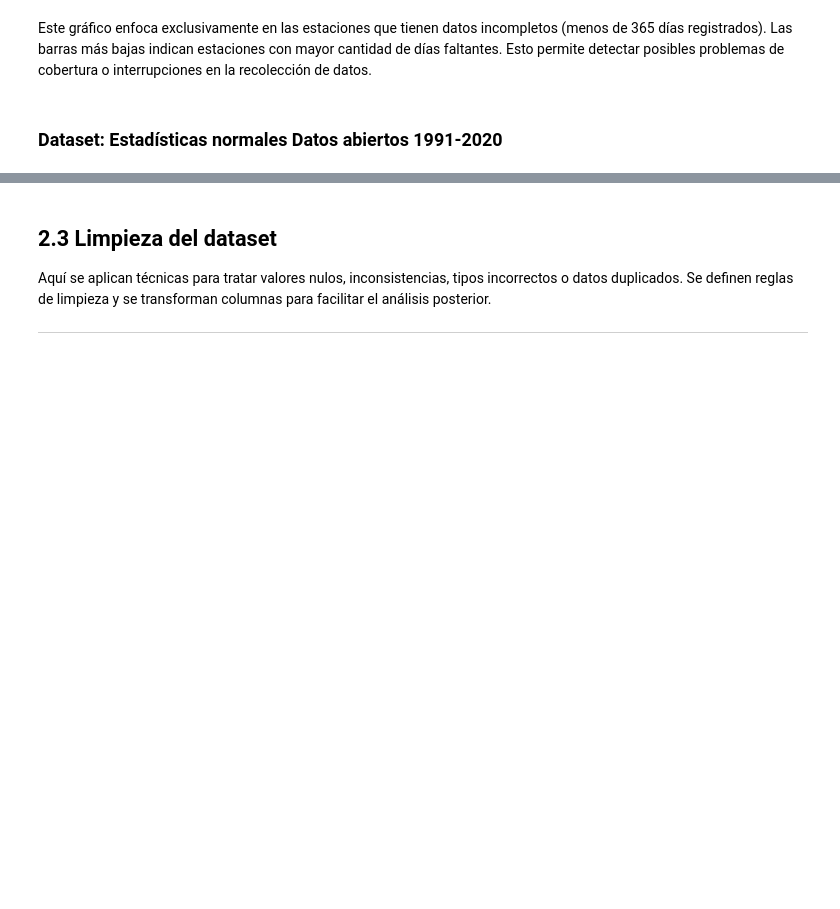
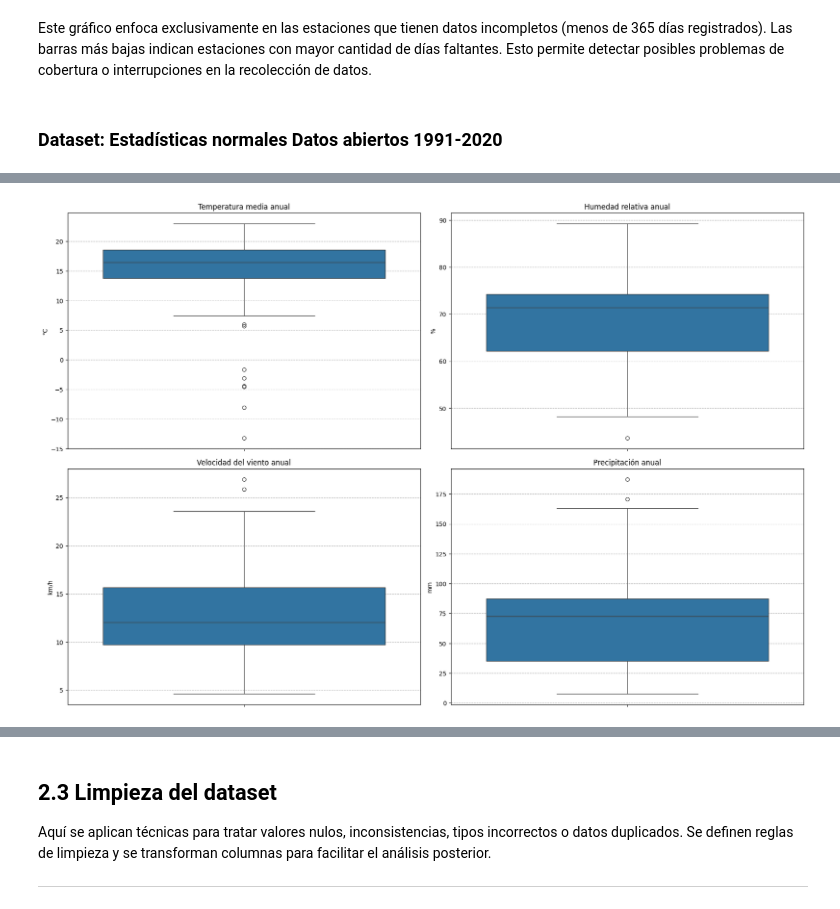
Before and after one commit to jFet1/AdD-TP, a Jupyter notebook: Trabajo_practico_integrador_AdD_19Co2024-CEIAa.ipynb, the cells around one changed output, grey strips where cells are left out. Cells and saved outputs as stored; diff of their text form; code cells hidden in the pictures; blank space fills up the shorter version.

```diff
--- a/Trabajo_final_juan.ipynb
+++ b/Trabajo_practico_integrador_AdD_19Co2024-CEIAa.ipynb
@@ -215,0 +374,19 @@ Este gráfico enfoca exclusivamente en las estaciones que tienen datos incomplet
+# %%
+# Calcular el promedio anual por estación y variable
+df_anual = df_30.groupby(['Estación', 'Valor Medio de'], as_index=False)['Valor'].mean()
+
+# Filtrar y renombrar variables clave
+variables_interes = [
+    'Temperatura (°C)',
+    'Humedad relativa (%)',
+    'Velocidad del Viento (km/h) (2011-2020)',
+    'Precipitación (mm)'
+]
+nombre_vars = {
+    'Temperatura (°C)': 'Temperatura media (°C)',
+    'Humedad relativa (%)': 'Humedad relativa (%)',
+    'Velocidad del Viento (km/h) (2011-2020)': 'Viento (km/h)',
+    'Precipitación (mm)': 'Precipitación (mm)'
+}
+df_anual = df_anual[df_anual['Valor Medio de'].isin(variables_interes)].copy()
+df_anual['Variable'] = df_anual['Valor Medio de'].map(nombre_vars)
@@ -215,0 +404,28 @@ Este gráfico enfoca exclusivamente en las estaciones que tienen datos incomplet
+# %%
+# Crear subplots para cada variable
+fig, axes = plt.subplots(2, 2, figsize=(18, 12))
+
+# Variables y títulos
+variables = [
+    ('Temperatura media (°C)', 'Temperatura media anual'),
+    ('Humedad relativa (%)', 'Humedad relativa anual'),
+    ('Viento (km/h)', 'Velocidad del viento anual'),
+    ('Precipitación (mm)', 'Precipitación anual')
+]
+
+# Dibujar los boxplots
+for ax, (var, titulo) in zip(axes.flat, variables):
+    datos = df_anual[df_anual['Variable'] == var]
+    sns.boxplot(data=datos, y='Valor', ax=ax)
+    ax.set_title(titulo)
+    ax.grid(axis='y', linestyle='--')
+
+axes[0,0].set_ylabel('°C')
+axes[0,1].set_ylabel('%')
+axes[1,0].set_ylabel('km/h')
+axes[1,1].set_ylabel('mm')
+
+plt.tight_layout()
+plt.show()
+# %% [output]
+[figure, added]
```
Also changed, not shown: parts of 39 cells of this notebook, 6 other files.
